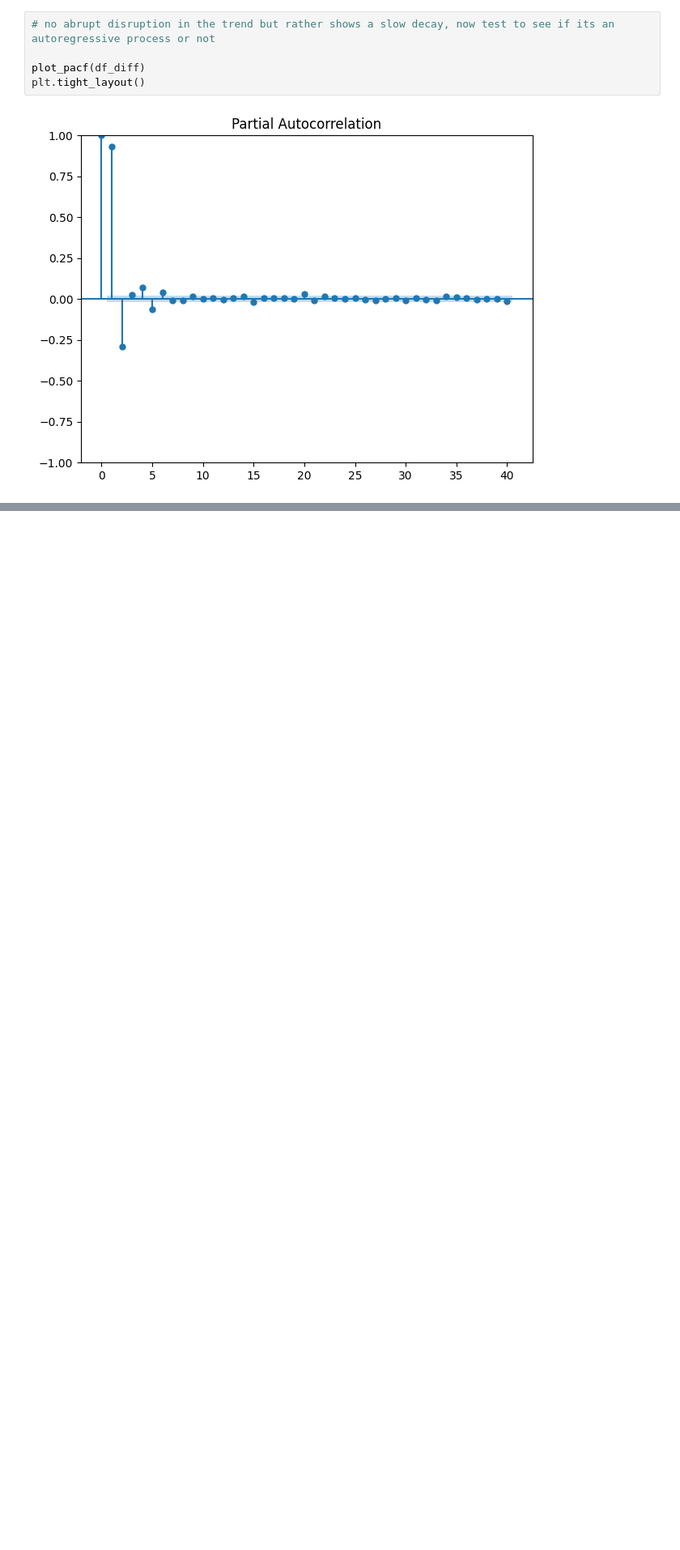
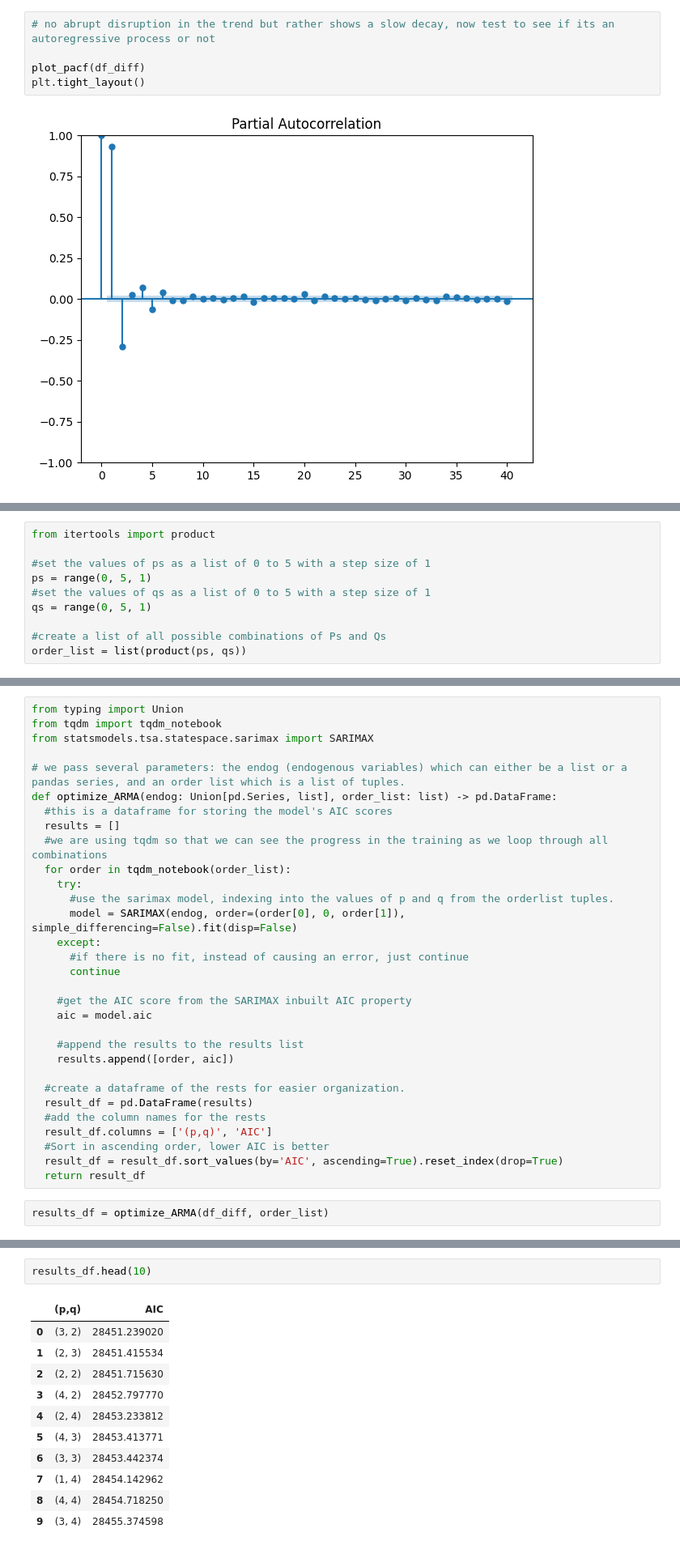
Before and after one commit to lewinskie254/timeseries-youtube, a Jupyter notebook: Lecture_5_Timeseries_Analysis_ARMA.ipynb, the cells around one changed output, grey strips where cells are left out. Shown at 81% size. Drawn from its saved outputs; the diff is of its cells as text; blank space fills up the shorter version.

Commit message:
ARMA Process, adding the optmization mechanism

```diff
--- a/Lecture_5_Timeseries_Analysis_ARMA.ipynb
+++ b/Lecture_5_Timeseries_Analysis_ARMA.ipynb
@@ -65,0 +62,10 @@ plt.tight_layout()
+# %%
+from itertools import product
+
+#set the values of ps as a list of 0 to 5 with a step size of 1
+ps = range(0, 5, 1)
+#set the values of qs as a list of 0 to 5 with a step size of 1
+qs = range(0, 5, 1)
+
+#create a list of all possible combinations of Ps and Qs
+order_list = list(product(ps, qs))
@@ -65,0 +76,33 @@ plt.tight_layout()
+# %%
+from typing import Union
+from tqdm import tqdm_notebook
+from statsmodels.tsa.statespace.sarimax import SARIMAX
+
+# we pass several parameters: the endog (endogenous variables) which can either be a list or a pandas series, and an order list which is a list of tuples.
+def optimize_ARMA(endog: Union[pd.Series, list], order_list: list) -> pd.DataFrame:
+  #this is a dataframe for storing the model's AIC scores
+  results = []
+  #we are using tqdm so that we can see the progress in the training as we loop through all combinations
+  for order in tqdm_notebook(order_list):
+    try:
+      #use the sarimax model, indexing into the values of p and q from the orderlist tuples.
+      model = SARIMAX(endog, order=(order[0], 0, order[1]), simple_differencing=False).fit(disp=False)
+    except:
+      #if there is no fit, instead of causing an error, just continue
+      continue
+
+    #get the AIC score from the SARIMAX inbuilt AIC property
+    aic = model.aic
+
+    #append the results to the results list
+    results.append([order, aic])
+
+  #create a dataframe of the rests for easier organization.
+  result_df = pd.DataFrame(results)
+  #add the column names for the rests
+  result_df.columns = ['(p,q)', 'AIC']
+  #Sort in ascending order, lower AIC is better
+  result_df = result_df.sort_values(by='AIC', ascending=True).reset_index(drop=True)
+  return result_df
+# %%
+results_df = optimize_ARMA(df_diff, order_list)
@@ -65,0 +112,14 @@ plt.tight_layout()
+# %%
+results_df.head(10)
+# %% [output]
+|  | (p,q) | AIC |
+| 0 | (3, 2) | 28451.239020 |
+| 1 | (2, 3) | 28451.415534 |
+| 2 | (2, 2) | 28451.715630 |
+| 3 | (4, 2) | 28452.797770 |
+| 4 | (2, 4) | 28453.233812 |
+| 5 | (4, 3) | 28453.413771 |
+| 6 | (3, 3) | 28453.442374 |
+| 7 | (1, 4) | 28454.142962 |
+| 8 | (4, 4) | 28454.718250 |
+| 9 | (3, 4) | 28455.374598 |
```
Also changed, not shown: parts of 4 cells of this notebook.
